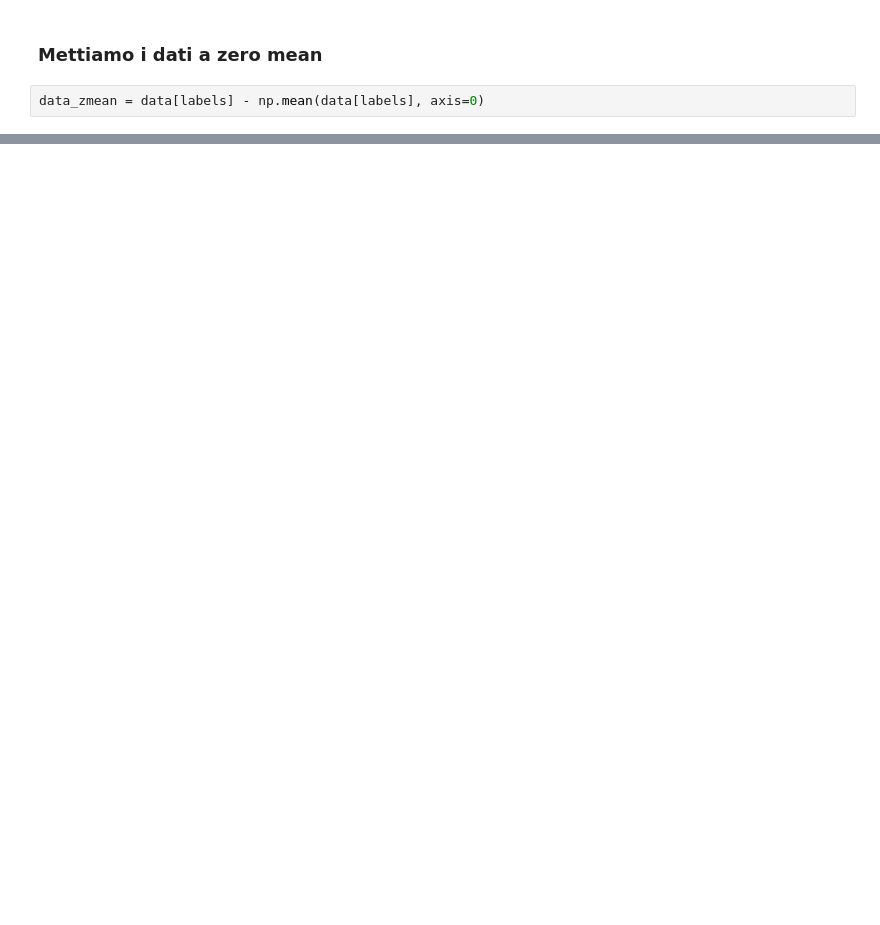
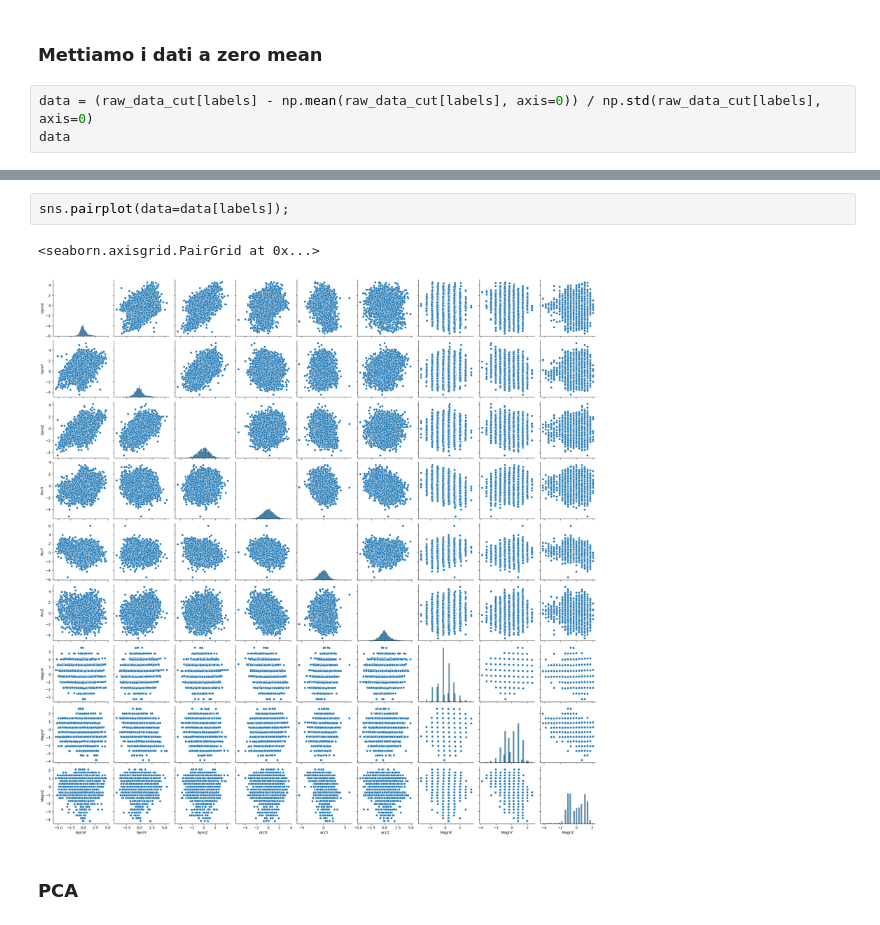
Before and after one commit to enlupi/GruppoSeven, a Jupyter notebook: project_final.ipynb, the cells around one changed output, grey strips where cells are left out. Saved outputs shown, nothing was run; the diff lists cells and outputs as text; blank space fills up the shorter version.

```diff
--- a/project_final.ipynb
+++ b/project_final.ipynb
@@ -160,4 +163,5 @@ data.drop(["Log Freq", "Timestamp", "Abs Time"], axis=1).describe()
 # %% [markdown]
 ### Mettiamo i dati a zero mean
 # %%
-data_zmean = data[labels] - np.mean(data[labels], axis=0)
+data = (raw_data_cut[labels] - np.mean(raw_data_cut[labels], axis=0)) / np.std(raw_data_cut[labels], axis=0)
+data
@@ -163,0 +182,7 @@ data_zmean = data[labels] - np.mean(data[labels], axis=0)
+# %%
+sns.pairplot(data=data[labels]);
+# %% [output]
+<seaborn.axisgrid.PairGrid at 0x...>
+[figure, added]
+# %% [markdown]
+### PCA
```
Also changed, not shown: parts of 9 cells of this notebook.
